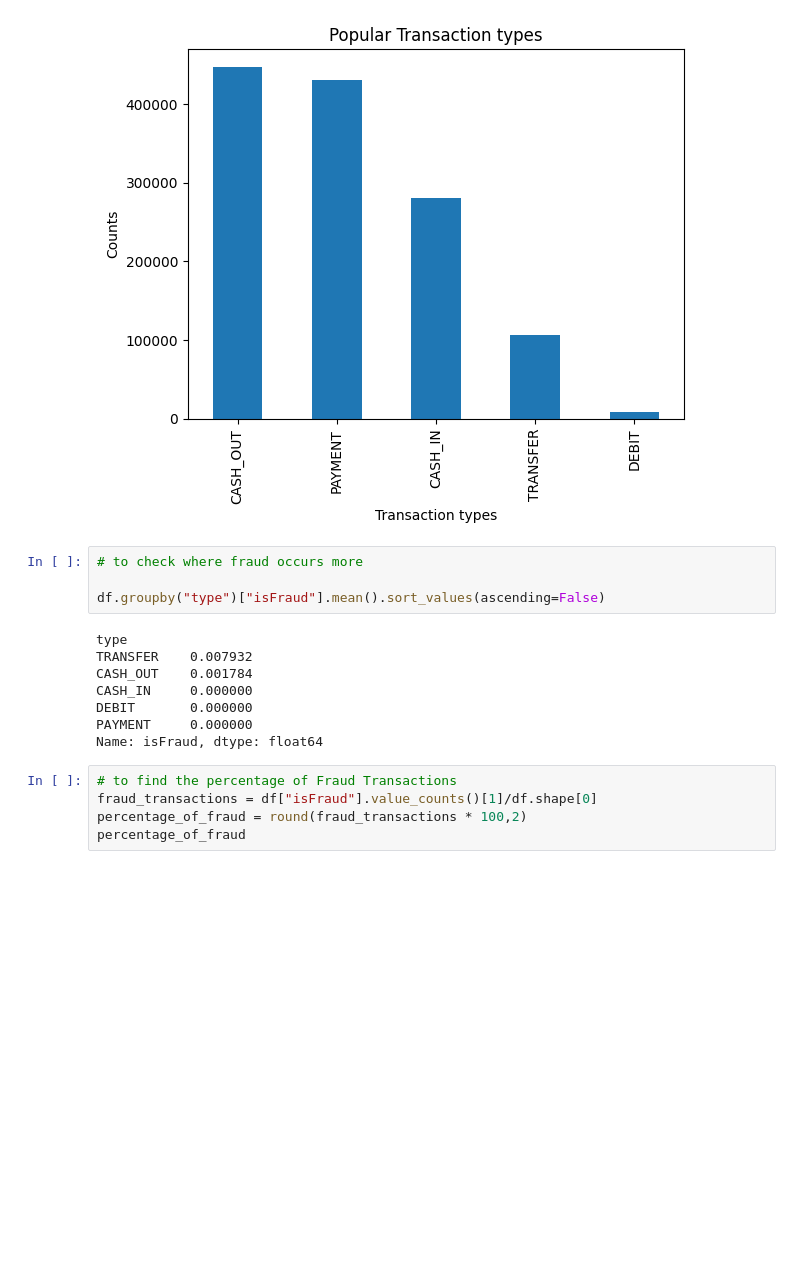
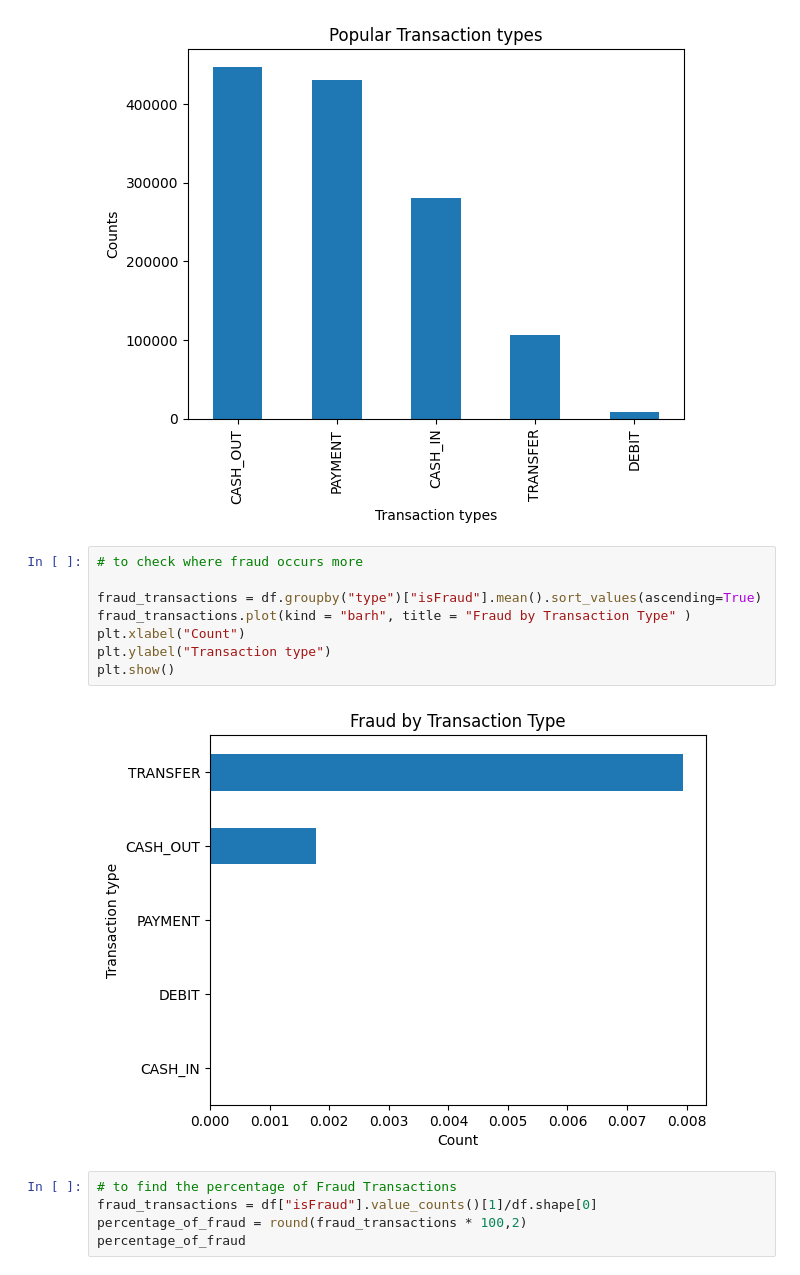
Before and after one commit to gowthamnath/Fraud-Detection-Using-LightGBM, a Jupyter notebook: Analysis.ipynb, the cells around one changed output. Saved outputs shown, nothing was run; the diff lists cells and outputs as text; blank space fills up the shorter version.

```diff
--- a/Analysis.ipynb
+++ b/Analysis.ipynb
@@ -73,15 +45,13 @@ plt.show()
 # %%
 # to check where fraud occurs more
 
-df.groupby("type")["isFraud"].mean().sort_values(ascending=False)
+fraud_transactions = df.groupby("type")["isFraud"].mean().sort_values(ascending=True)
+fraud_transactions.plot(kind = "barh", title = "Fraud by Transaction Type" )
+plt.xlabel("Count")
+plt.ylabel("Transaction type")
+plt.show()
 # %% [output]
-type
-TRANSFER    0.007932
-CASH_OUT    0.001784
-CASH_IN     0.000000
-DEBIT       0.000000
-PAYMENT     0.000000
-Name: isFraud, dtype: float64
+[figure, added]
 # %%
 # to find the percentage of Fraud Transactions
 fraud_transactions = df["isFraud"].value_counts()[1]/df.shape[0]
```
Also changed, not shown: parts of 20 cells of this notebook.
